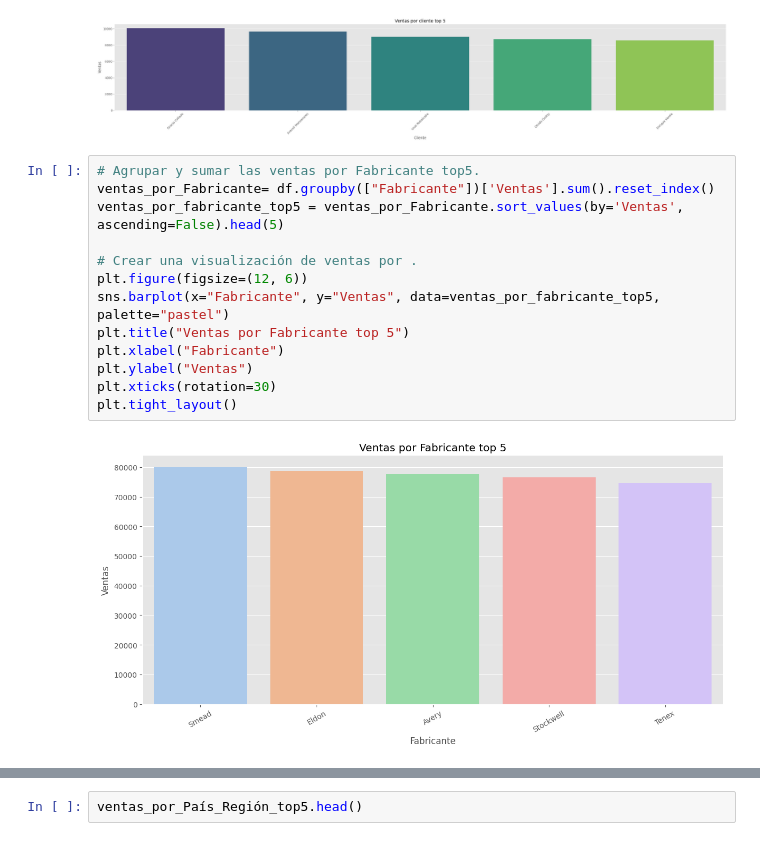
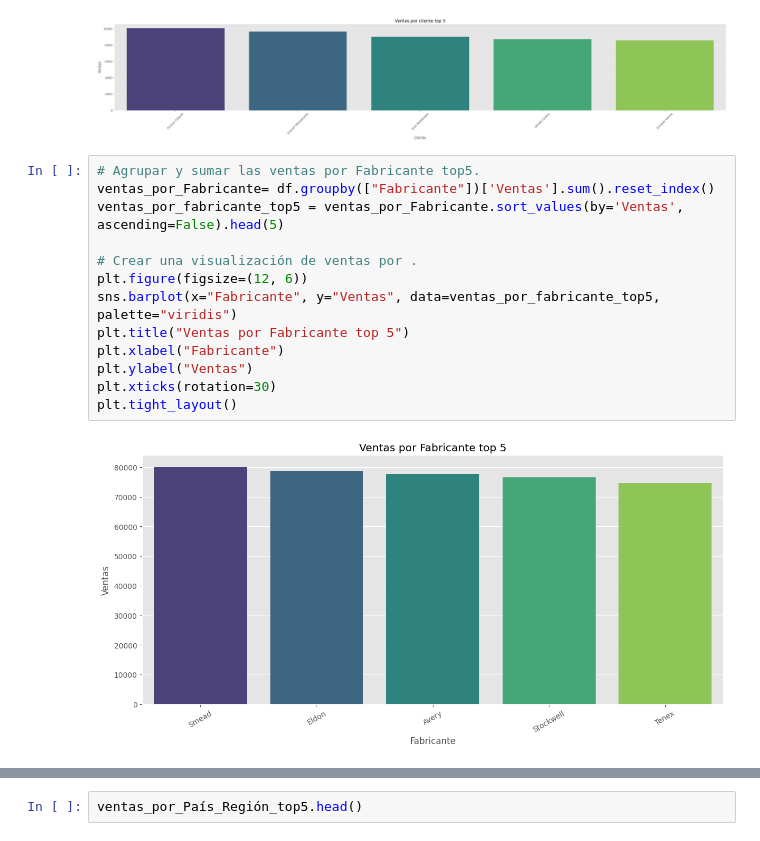
Before and after one commit to Vagarh/University-specialization-in-analytics-and-big-data-IU-DIGITAL, a Jupyter notebook: Evidencia_de_Aprendizaje_1_Taller_Casos_de_estudio_de_diferentes_tipos_de_visualización_.ipynb, the cells around one changed output, grey strips where cells are left out. Saved outputs shown, nothing was run; the diff lists cells and outputs as text.

```diff
--- a/Evidencia_de_Aprendizaje_1_Taller_Casos_de_estudio_de_diferentes_tipos_de_visualización_.ipynb
+++ b/Evidencia_de_Aprendizaje_1_Taller_Casos_de_estudio_de_diferentes_tipos_de_visualización_.ipynb
@@ -377,18 +398,18 @@ plt.tight_layout()
 # %%
 # Agrupar y sumar las ventas por Fabricante top5.
 ventas_por_Fabricante= df.groupby(["Fabricante"])['Ventas'].sum().reset_index()
 ventas_por_fabricante_top5 = ventas_por_Fabricante.sort_values(by='Ventas', ascending=False).head(5)
 
 # Crear una visualización de ventas por .
 plt.figure(figsize=(12, 6))
-sns.barplot(x="Fabricante", y="Ventas", data=ventas_por_fabricante_top5, palette="pastel")
+sns.barplot(x="Fabricante", y="Ventas", data=ventas_por_fabricante_top5, palette="viridis")
 plt.title("Ventas por Fabricante top 5")
 plt.xlabel("Fabricante")
 plt.ylabel("Ventas")
 plt.xticks(rotation=30)
 plt.tight_layout()
 # %% [output]
-[figure, old version]
+[figure, new version]
 # %%
 # Agrupar y sumar las ventas por Fabricante top5.
 ventas_por_País_Región= df.groupby(["País/Región","Categoría"])['Ventas'].sum().reset_index()
```
Also changed, not shown: parts of 5 cells of this notebook.
